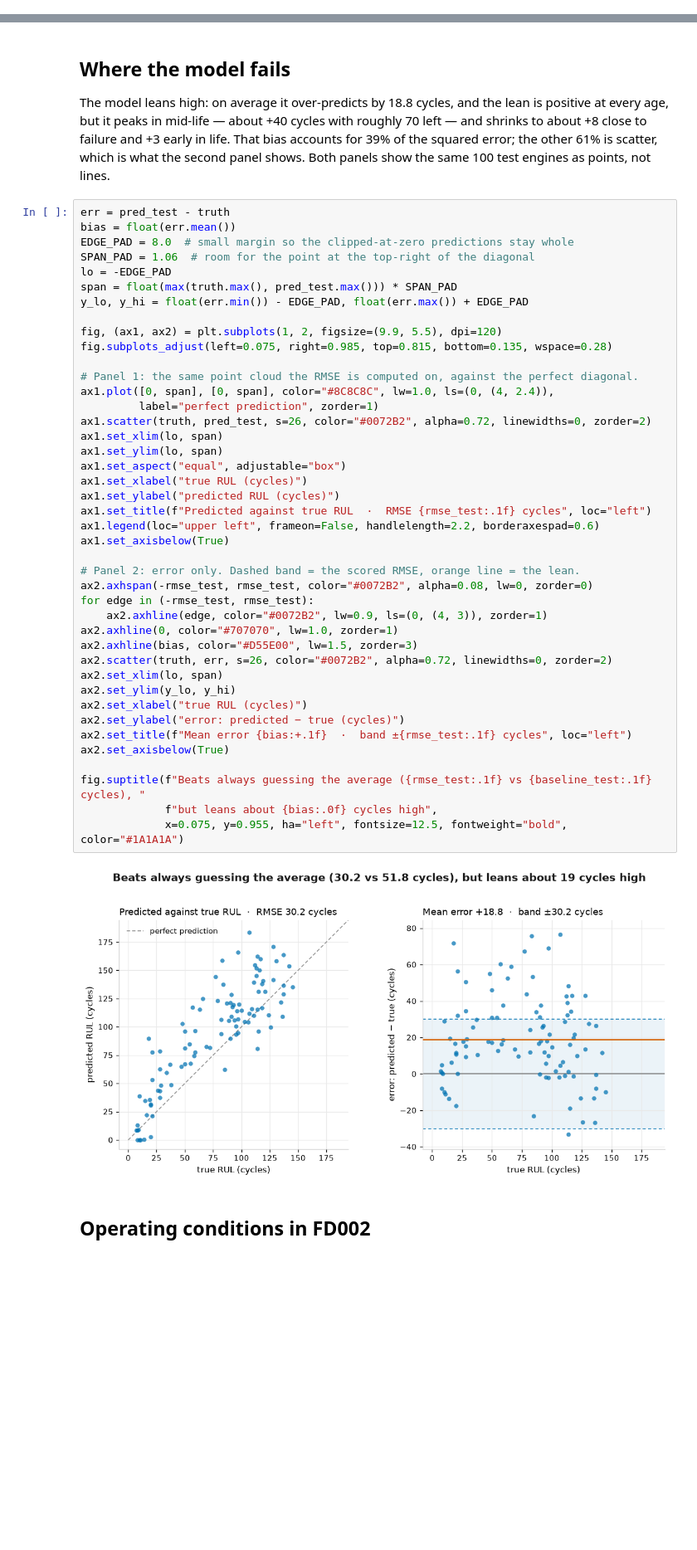
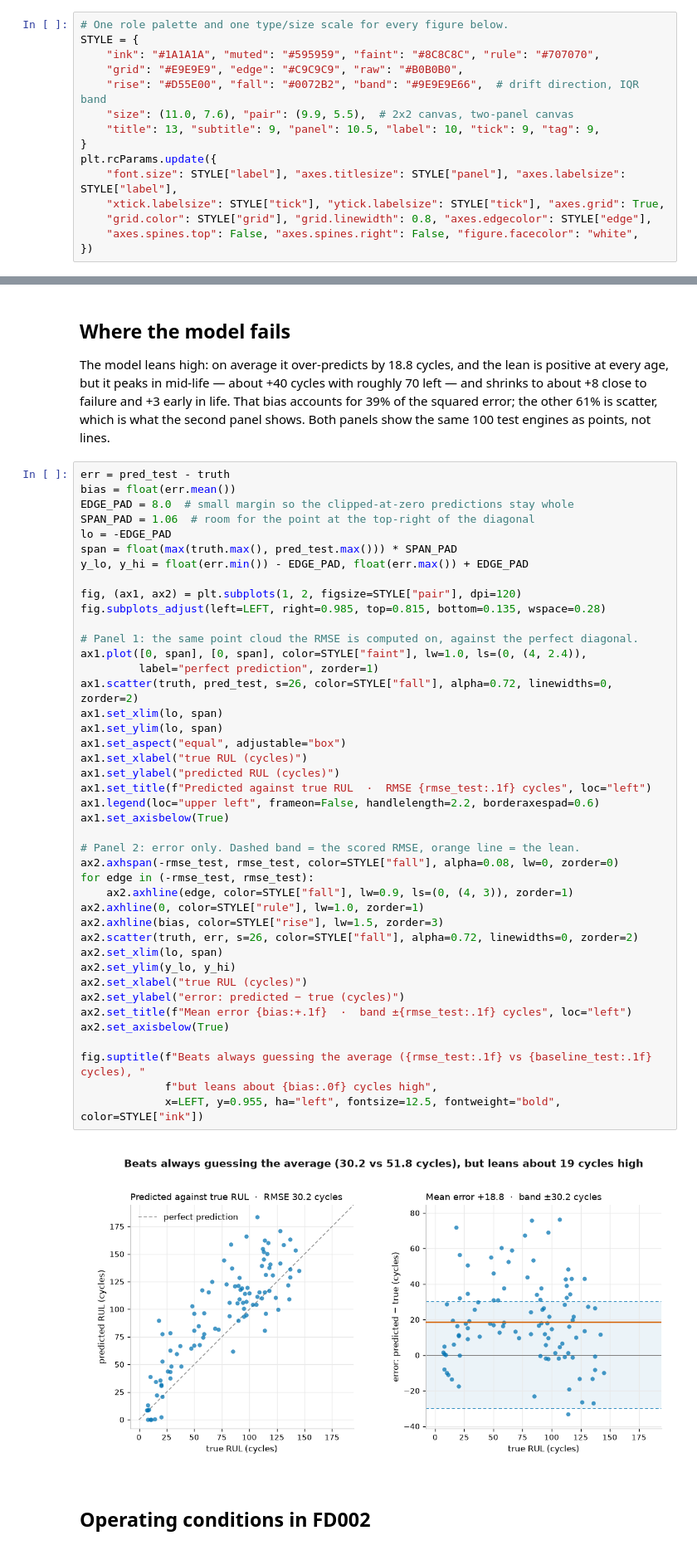
Before and after one commit to rafaa-sf/RULPTE, a Jupyter notebook: rul_prediction.ipynb, the cells around one changed output, grey strips where cells are left out. Shown at 83% size. Drawn from its saved outputs; the diff is of its cells as text; blank space fills up the shorter version.

```diff
--- a/rul_prediction.ipynb
+++ b/rul_prediction.ipynb
@@ -24,6 +23,21 @@ DATA = Path("data")
 TRAIN = DATA / "train_FD001.txt"
 TEST = DATA / "test_FD001.txt"
 RUL = DATA / "RUL_FD001.txt"
+# %%
+# One role palette and one type/size scale for every figure below.
+STYLE = {
+    "ink": "#1A1A1A", "muted": "#595959", "faint": "#8C8C8C", "rule": "#707070",
+    "grid": "#E9E9E9", "edge": "#C9C9C9", "raw": "#B0B0B0",
+    "rise": "#D55E00", "fall": "#0072B2", "band": "#9E9E9E66",  # drift direction, IQR band
+    "size": (11.0, 7.6), "pair": (9.9, 5.5),  # 2x2 canvas, two-panel canvas
+    "title": 13, "subtitle": 9, "panel": 10.5, "label": 10, "tick": 9, "tag": 9,
+}
+plt.rcParams.update({
+    "font.size": STYLE["label"], "axes.titlesize": STYLE["panel"], "axes.labelsize": STYLE["label"],
+    "xtick.labelsize": STYLE["tick"], "ytick.labelsize": STYLE["tick"], "axes.grid": True,
+    "grid.color": STYLE["grid"], "grid.linewidth": 0.8, "axes.edgecolor": STYLE["edge"],
+    "axes.spines.top": False, "axes.spines.right": False, "figure.facecolor": "white",
+})
 # %% [markdown]
 ## Load data
 # %%
@@ -310,44 +299,44 @@ bias = float(err.mean())
 EDGE_PAD = 8.0  # small margin so the clipped-at-zero predictions stay whole
 SPAN_PAD = 1.06  # room for the point at the top-right of the diagonal
 lo = -EDGE_PAD
 span = float(max(truth.max(), pred_test.max())) * SPAN_PAD
 y_lo, y_hi = float(err.min()) - EDGE_PAD, float(err.max()) + EDGE_PAD
 
-fig, (ax1, ax2) = plt.subplots(1, 2, figsize=(9.9, 5.5), dpi=120)
-fig.subplots_adjust(left=0.075, right=0.985, top=0.815, bottom=0.135, wspace=0.28)
+fig, (ax1, ax2) = plt.subplots(1, 2, figsize=STYLE["pair"], dpi=120)
+fig.subplots_adjust(left=LEFT, right=0.985, top=0.815, bottom=0.135, wspace=0.28)
 
 # Panel 1: the same point cloud the RMSE is computed on, against the perfect diagonal.
-ax1.plot([0, span], [0, span], color="#8C8C8C", lw=1.0, ls=(0, (4, 2.4)),
+ax1.plot([0, span], [0, span], color=STYLE["faint"], lw=1.0, ls=(0, (4, 2.4)),
          label="perfect prediction", zorder=1)
-ax1.scatter(truth, pred_test, s=26, color="#0072B2", alpha=0.72, linewidths=0, zorder=2)
+ax1.scatter(truth, pred_test, s=26, color=STYLE["fall"], alpha=0.72, linewidths=0, zorder=2)
 ax1.set_xlim(lo, span)
 ax1.set_ylim(lo, span)
 ax1.set_aspect("equal", adjustable="box")
 ax1.set_xlabel("true RUL (cycles)")
 ax1.set_ylabel("predicted RUL (cycles)")
 ax1.set_title(f"Predicted against true RUL  ·  RMSE {rmse_test:.1f} cycles", loc="left")
 ax1.legend(loc="upper left", frameon=False, handlelength=2.2, borderaxespad=0.6)
 ax1.set_axisbelow(True)
 
 # Panel 2: error only. Dashed band = the scored RMSE, orange line = the lean.
-ax2.axhspan(-rmse_test, rmse_test, color="#0072B2", alpha=0.08, lw=0, zorder=0)
+ax2.axhspan(-rmse_test, rmse_test, color=STYLE["fall"], alpha=0.08, lw=0, zorder=0)
 for edge in (-rmse_test, rmse_test):
-    ax2.axhline(edge, color="#0072B2", lw=0.9, ls=(0, (4, 3)), zorder=1)
-ax2.axhline(0, color="#707070", lw=1.0, zorder=1)
-ax2.axhline(bias, color="#D55E00", lw=1.5, zorder=3)
-ax2.scatter(truth, err, s=26, color="#0072B2", alpha=0.72, linewidths=0, zorder=2)
+    ax2.axhline(edge, color=STYLE["fall"], lw=0.9, ls=(0, (4, 3)), zorder=1)
+ax2.axhline(0, color=STYLE["rule"], lw=1.0, zorder=1)
+ax2.axhline(bias, color=STYLE["rise"], lw=1.5, zorder=3)
+ax2.scatter(truth, err, s=26, color=STYLE["fall"], alpha=0.72, linewidths=0, zorder=2)
 ax2.set_xlim(lo, span)
 ax2.set_ylim(y_lo, y_hi)
 ax2.set_xlabel("true RUL (cycles)")
 ax2.set_ylabel("error: predicted − true (cycles)")
 ax2.set_title(f"Mean error {bias:+.1f}  ·  band ±{rmse_test:.1f} cycles", loc="left")
 ax2.set_axisbelow(True)
 
 fig.suptitle(f"Beats always guessing the average ({rmse_test:.1f} vs {baseline_test:.1f} cycles), "
              f"but leans about {bias:.0f} cycles high",
-             x=0.075, y=0.955, ha="left", fontsize=12.5, fontweight="bold", color="#1A1A1A")
+             x=LEFT, y=0.955, ha="left", fontsize=12.5, fontweight="bold", color=STYLE["ink"])
 # %% [output]
-[figure, old version]
+[figure, new version]
 # %% [markdown]
 ## Operating conditions in FD002
 # %%
```
Also changed, not shown: parts of 3 cells of this notebook.
